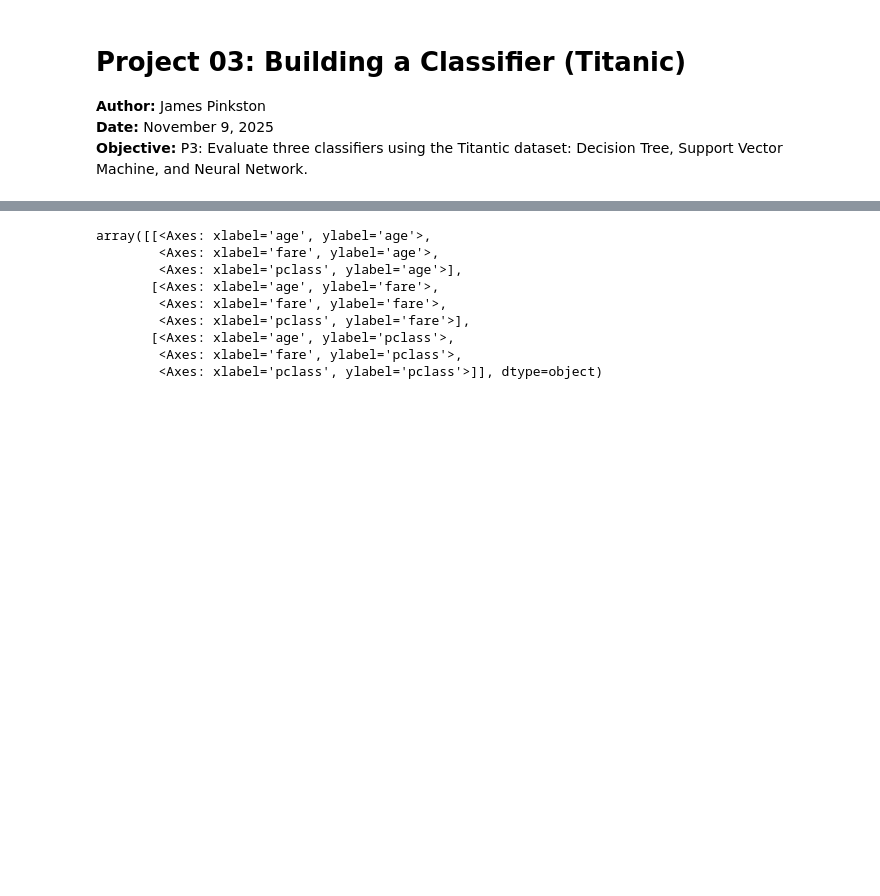
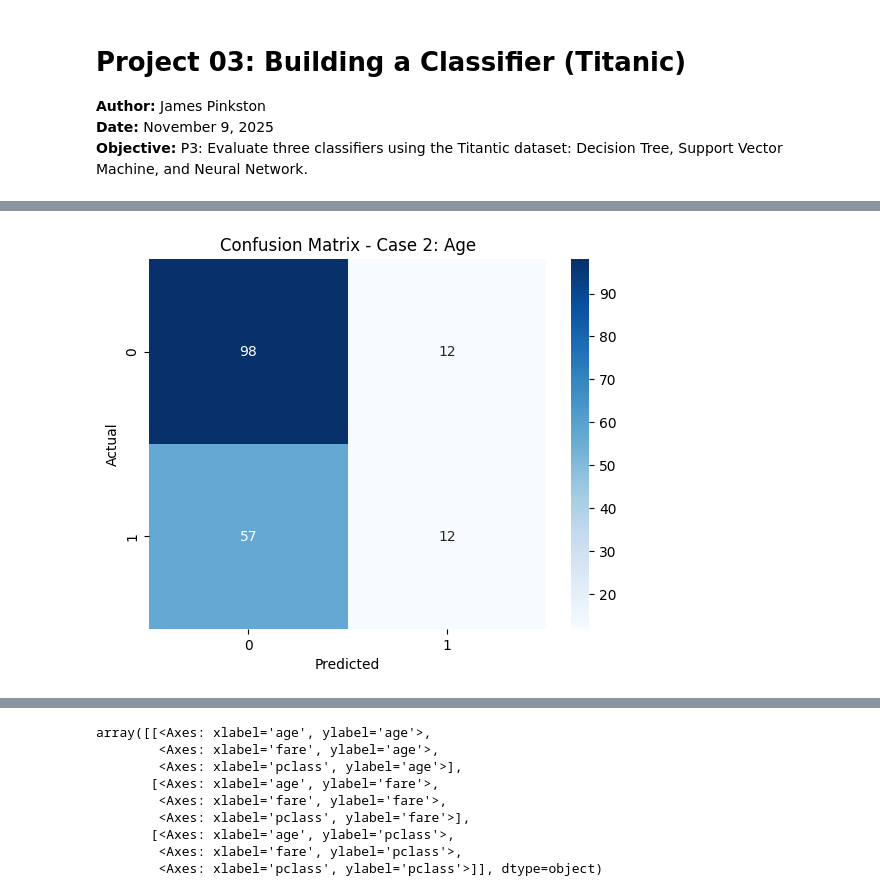
Before and after one commit to james-0177/applied_ml_pinkston, a Jupyter notebook: notebooks/project03/ml03_pinkston.ipynb, the cells around one changed output, grey strips where cells are left out. Drawn from its saved outputs; the diff is of its cells as text; code cells hidden in the pictures; blank space fills up the shorter version.

```diff
--- a/notebooks/project03/ml03_pinkston.ipynb
+++ b/notebooks/project03/ml03_pinkston.ipynb
@@ -78,0 +98,8 @@ print(titanic.head(10))
+# %%
+# Case 2: Feature = age (drop if na or not available)
+
+# Select the feature 'age', but drop rows where age is missing
+X2 = titanic[['age']].dropna()
+
+# Select the matching 'survived' values using the same index
+y2 = titanic.loc[X2.index, 'survived']
@@ -99,0 +141,12 @@ dtype: int64
+# %%
+# Case 2: Feature = age
+
+splitter2 = StratifiedShuffleSplit(n_splits=1, test_size=0.2, random_state=123)
+for train_idx2, test_idx2 in splitter2.split(X2, y2):
+    X2_train = X2.iloc[train_idx2]
+    X2_test = X2.iloc[test_idx2]
+    y2_train = y2.iloc[train_idx2]
+    y2_test = y2.iloc[test_idx2]
+
+print('Case 2 - Age:')
+print('Train Size:', len(X2_train), '| Test Size:', len(X2_test))
@@ -113,0 +183,4 @@ max      1.000000    3.000000   80.000000    8.000000    6.000000  512.329200
+# %%
+# Case 2: Decision Tree using age
+tree_model2 = DecisionTreeClassifier()
+tree_model2.fit(X2_train, y2_train)
@@ -137,0 +231,10 @@ alone         0.404744  1.000000
+# %%
+# Predict on training data
+y2_pred = tree_model2.predict(X2_train)
+print("Results for Decision Tree on Training Data (Case 2 - age):")
+print(classification_report(y2_train, y2_pred))
+
+# Predict on test data
+y2_test_pred = tree_model2.predict(X2_test)
+print("Results for Decision Tree on Test Data (Case 2 - age):")
+print(classification_report(y2_test, y2_test_pred))
@@ -159,0 +309,12 @@ alone         0.404744  1.000000
+# %%
+# Create confusion matrix for test predictions (Case 2)
+cm2 = confusion_matrix(y2_test, y2_test_pred)
+
+# Plot heatmap
+sns.heatmap(cm2, annot=True, cmap='Blues')
+plt.title('Confusion Matrix - Case 2: Age')
+plt.xlabel('Predicted')
+plt.ylabel('Actual')
+plt.show()
+# %% [output]
+[figure, added]
```
Also changed, not shown: parts of 46 cells of this notebook, 4 other files.
